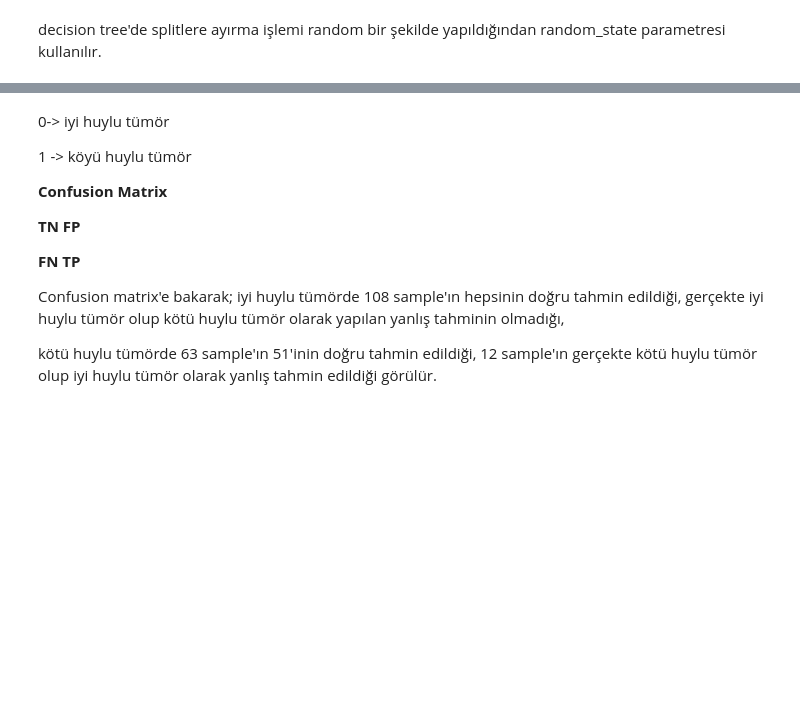
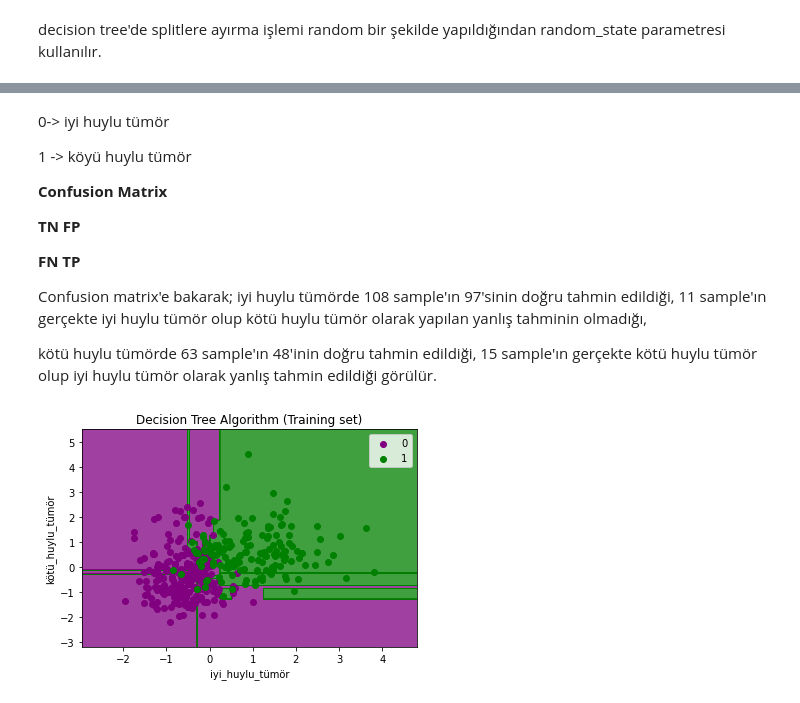
Before and after one commit to ilhansevval/Machine_Learning, a Jupyter notebook: decision_tree/decision_tree_regression_and_classification.ipynb, the cells around one changed output, grey strips where cells are left out. Drawn from its saved outputs; the diff is of its cells as text; code cells hidden in the pictures; blank space fills up the shorter version.

```diff
--- a/decision_tree/decision_tree_regression_and_classification.ipynb
+++ b/decision_tree/decision_tree_regression_and_classification.ipynb
@@ -240,6 +245,28 @@ plt.show()
 **FN** **TP**
 
 Confusion matrix'e bakarak;
-iyi huylu tümörde 108 sample'ın hepsinin doğru tahmin edildiği, gerçekte iyi huylu tümör olup kötü huylu tümör olarak yapılan yanlış tahminin olmadığı,
+iyi huylu tümörde 108 sample'ın 97'sinin doğru tahmin edildiği, 11 sample'ın gerçekte iyi huylu tümör olup kötü huylu tümör olarak yapılan yanlış tahminin olmadığı,
 
-kötü huylu tümörde 63 sample'ın 51'inin doğru tahmin edildiği, 12 sample'ın gerçekte kötü huylu tümör olup iyi huylu tümör olarak yanlış tahmin edildiği görülür.
+kötü huylu tümörde 63 sample'ın 48'inin doğru tahmin edildiği, 15 sample'ın gerçekte kötü huylu tümör olup iyi huylu tümör olarak yanlış tahmin edildiği görülür.
+# %%
+#Visualizing the Training Set Result:
+from matplotlib.colors import ListedColormap
+from matplotlib.axes._axes import _log as matplotlib_axes_logger
+matplotlib_axes_logger.setLevel('ERROR')
+
+x_set, y_set = x_train, y_train
+x1, x2 = np.meshgrid(np.arange(start = x_set[:, 0].min() - 1, stop = x_set[:, 0].max() + 1, step =0.01),
+                     np.arange(start = x_set[:, 1].min() - 1, stop = x_set[:, 1].max() + 1, step = 0.01))
+plt.contourf(x1, x2, tree_classification.predict(np.array([x1.ravel(), x2.ravel()]).T).reshape(x1.shape),
+             alpha = 0.75, cmap = ListedColormap(('purple','green' )))
+plt.xlim(x1.min(), x1.max())
+plt.ylim(x2.min(), x2.max())
+for i, j in enumerate(np.unique(y_set)):
+  plt.scatter(x_set[y_set == j, 0], x_set[y_set == j, 1],c = ListedColormap(('purple', 'green'))(i), label = j)
+plt.title('Decision Tree Algorithm (Training set)')
+plt.xlabel('iyi_huylu_tümör')
+plt.ylabel('kötü_huylu_tümör')
+plt.legend()
+plt.show()
+# %% [output]
+[figure, added]
```
Also changed, not shown: parts of 12 cells of this notebook, 3 other files.
